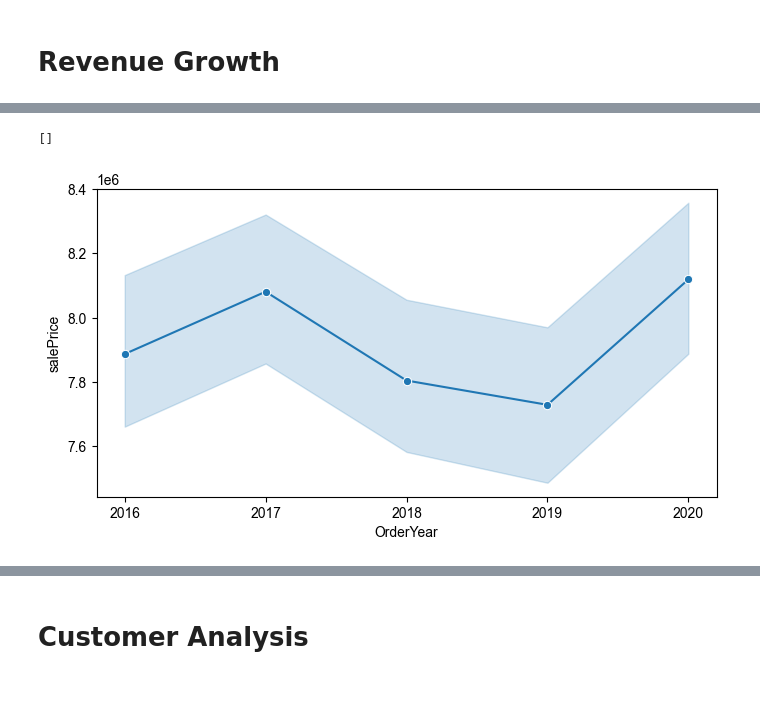
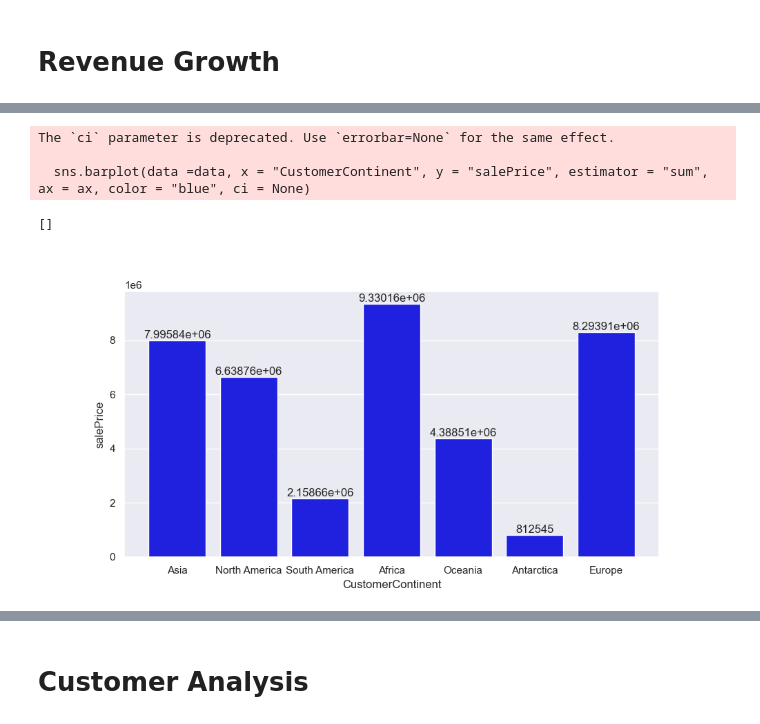
Before and after one commit to josephine-amponsah/ecommerce-data-analysis, a Jupyter notebook: notebooks/exploratory-analysis.ipynb, the cells around one changed output, grey strips where cells are left out. Saved outputs shown, nothing was run; the diff lists cells and outputs as text; code cells hidden in the pictures; blank space fills up the shorter version.

Commit message:
customer lifetime value assessment

```diff
--- a/notebooks/exploratory-analysis.ipynb
+++ b/notebooks/exploratory-analysis.ipynb
@@ -79,9 +111,14 @@ data["OrderYear"] = data["OrderYear"].astype('str')
 # %%
-#revenue growth over time - years
-fig, ax = plt.subplots(figsize=(8, 4))
+#revenue per continent
+fig, ax = plt.subplots(figsize=(10, 5))
 sns.set_theme(style="darkgrid")
-sns.lineplot(data, x = "OrderYear", y = "salePrice", estimator = "sum", marker = "o", ax = ax)
+sns.barplot(data =data, x = "CustomerContinent", y = "salePrice", estimator = "sum", ax = ax, color = "blue", ci = None)
+ax.bar_label((ax.containers[0]))
+
 plt.plot()
 # %% [output]
-[]
+The `ci` parameter is deprecated. Use `errorbar=None` for the same effect.
+
+  sns.barplot(data =data, x = "CustomerContinent", y = "salePrice", estimator = "sum", ax = ax, color = "blue", ci = None)
+[]
-[figure, old version]
+[figure, new version]
```
Also changed, not shown: parts of 42 cells of this notebook, 1 other file.
